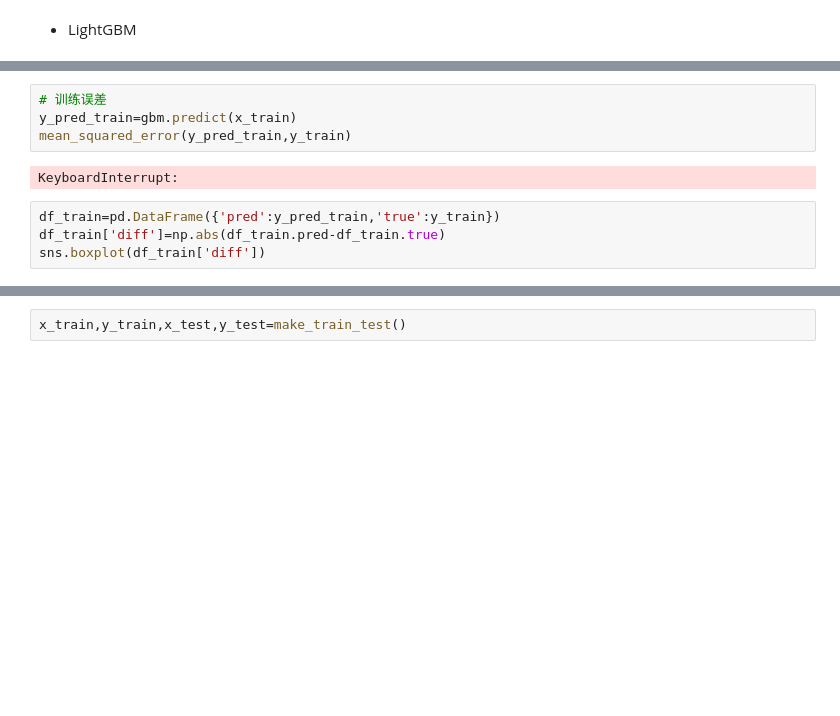
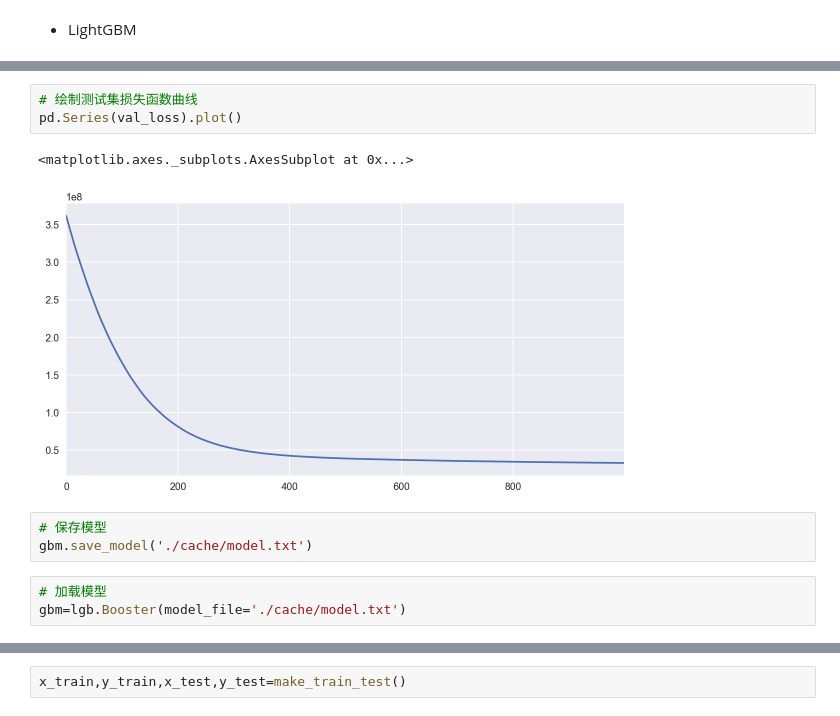
Before and after one commit to FlareActor/SH_HPP, a Jupyter notebook: kernel.ipynb, the cells around one changed output, grey strips where cells are left out. Saved outputs shown, nothing was run; the diff lists cells and outputs as text; blank space fills up the shorter version.

```diff
--- a/kernel.ipynb
+++ b/kernel.ipynb
@@ -779,13 +814,15 @@ Wall time: 5min 13s
-# %%
-# 训练误差
-y_pred_train=gbm.predict(x_train)
-mean_squared_error(y_pred_train,y_train)
-# %% [output]
-KeyboardInterrupt:
-# %%
-df_train=pd.DataFrame({'pred':y_pred_train,'true':y_train})
-df_train['diff']=np.abs(df_train.pred-df_train.true)
-sns.boxplot(df_train['diff'])
+# %%
+# 绘制测试集损失函数曲线
+pd.Series(val_loss).plot()
+# %% [output]
+<matplotlib.axes._subplots.AxesSubplot at 0x...>
+[figure, added]
+# %%
+# 保存模型
+gbm.save_model('./cache/model.txt')
+# %%
+# 加载模型
+gbm=lgb.Booster(model_file='./cache/model.txt')
 # %%
 # 测试误差
 y_pred_test=gbm.predict(x_test)
```
Also changed, not shown: parts of 17 cells of this notebook.
